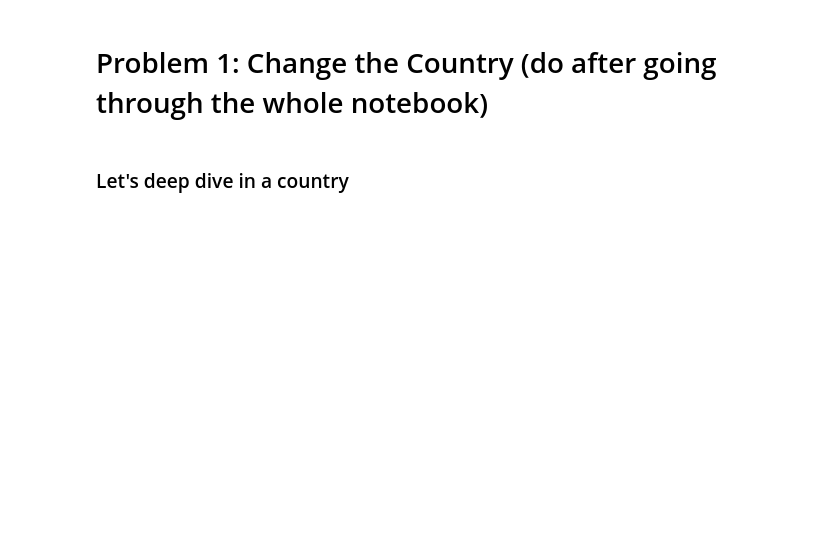
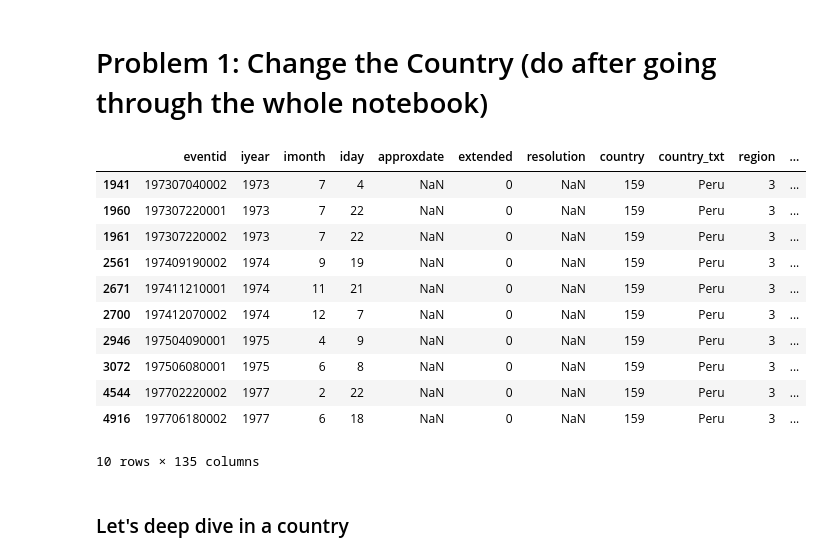
Before and after one commit to stpalacios/applications, a Jupyter notebook: Session_3_GTD_Structured Data.ipynb, the cells around one changed output. Saved outputs shown, nothing was run; the diff lists cells and outputs as text; code cells hidden in the pictures; blank space fills up the shorter version.

```diff
--- a/Session_3_GTD_Structured Data.ipynb
+++ b/Session_3_GTD_Structured Data.ipynb
@@ -13,7 +16,7 @@ output_notebook() #Allows inline plotting for Juptyer notebook
 ### Let's look at the data
 # %%
 # Datasheet was downbloaed form GTD and being read in form a local .csv file
-GTD = pd.read_csv(r"C:\Users\ymamo\Documents\Classes\688\Fall_2021\Lesson 2\Code\globalterrorismdb_0919dist.csv",
+GTD = pd.read_csv(r"D:\06-CogDev\04-Institutions\NIU\2020\Data-Applications\Week3\globalterrorismdb_0919dist.csv",
                   encoding = "ISO-8859-1", engine = 'python')
 # had some issues with the data types, had to search online for example to read properly
 GTD.head() # see the structure--default is first five rows
@@ -36,9 +84,22 @@ for col in GTD.columns:
 # Problem 1: Change the Country (do after going through the whole notebook)
 # %%
 # reduce the dataframe down to just the philippines
-country = GTD[GTD["country_txt"]=="Philippines"] # store the information in an object called country
+country = GTD[GTD["country_txt"]=="Peru"] # store the information in an object called country
 #you can change Philippines to any country in the dataset
 country.head(10) #by putting in 10 I changed the default setting of 1st 5 rows to 1st 10 rows
+# %% [output]
+|  | eventid | iyear | imonth | iday | approxdate | extended | resolution | country | country_txt | region | ... |
+| 1941 | 197307040002 | 1973 | 7 | 4 | NaN | 0 | NaN | 159 | Peru | 3 | ... |
+| 1960 | 197307220001 | 1973 | 7 | 22 | NaN | 0 | NaN | 159 | Peru | 3 | ... |
+| 1961 | 197307220002 | 1973 | 7 | 22 | NaN | 0 | NaN | 159 | Peru | 3 | ... |
+| 2561 | 197409190002 | 1974 | 9 | 19 | NaN | 0 | NaN | 159 | Peru | 3 | ... |
+| 2671 | 197411210001 | 1974 | 11 | 21 | NaN | 0 | NaN | 159 | Peru | 3 | ... |
+| 2700 | 197412070002 | 1974 | 12 | 7 | NaN | 0 | NaN | 159 | Peru | 3 | ... |
+| 2946 | 197504090001 | 1975 | 4 | 9 | NaN | 0 | NaN | 159 | Peru | 3 | ... |
+| 3072 | 197506080001 | 1975 | 6 | 8 | NaN | 0 | NaN | 159 | Peru | 3 | ... |
+| 4544 | 197702220002 | 1977 | 2 | 22 | NaN | 0 | NaN | 159 | Peru | 3 | ... |
+| 4916 | 197706180002 | 1977 | 6 | 18 | NaN | 0 | NaN | 159 | Peru | 3 | ... |
+10 rows × 135 columns
 # %% [markdown]
 ### Let's deep dive in a country
 # %%
```
Also changed, not shown: parts of 17 cells of this notebook.
